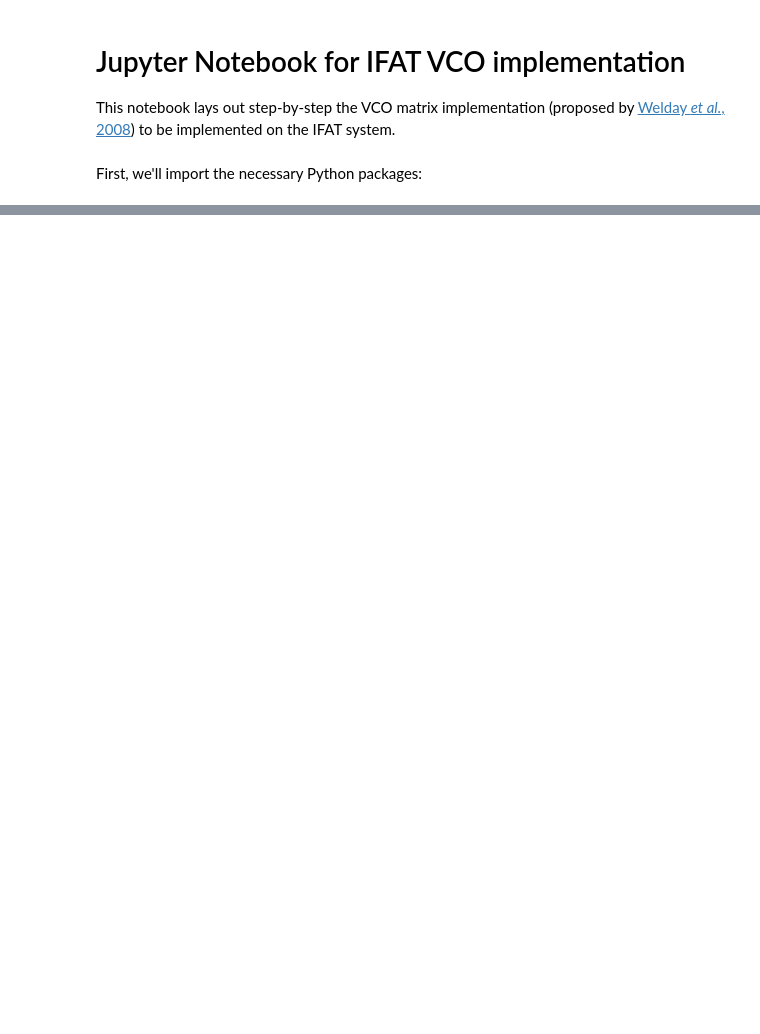
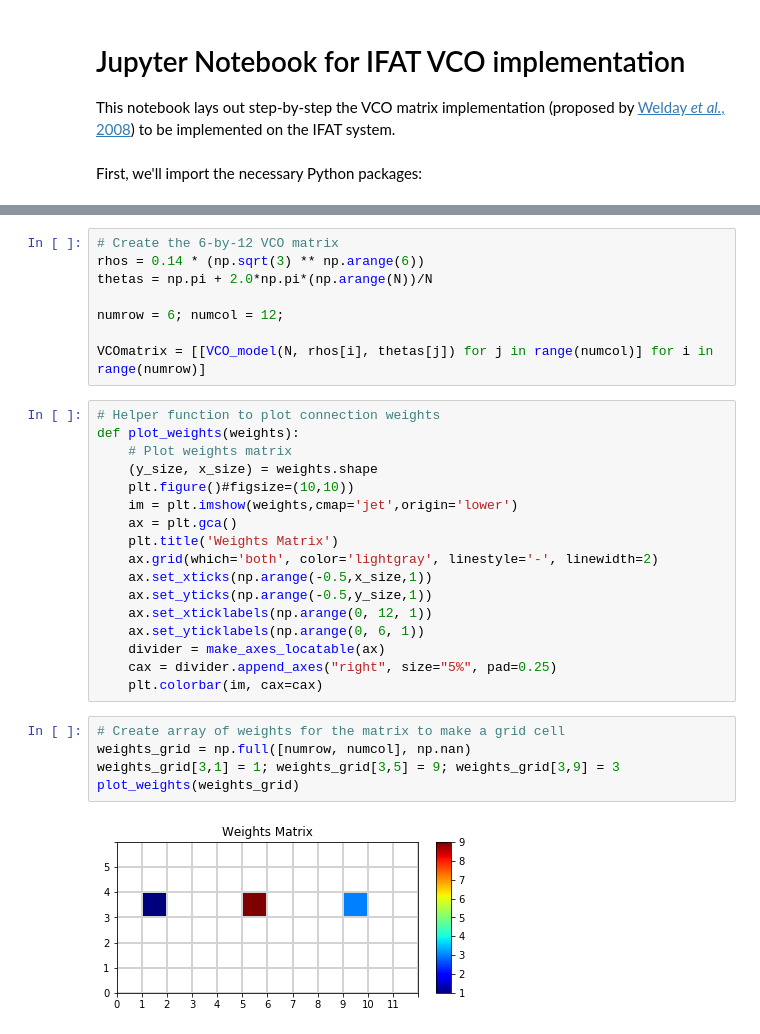
Before and after one commit to csmslab/hipposlam, a Jupyter notebook: biocas_notebook.ipynb, the cells around one changed output, grey strips where cells are left out. Drawn from its saved outputs; the diff is of its cells as text; blank space fills up the shorter version.

```diff
--- a/biocas_notebook.ipynb
+++ b/biocas_notebook.ipynb
@@ -80,0 +153,32 @@ $$ \phi_n(t) = \Phi(t) + \bigg( \big(\phi_n(0) - \Omega(0)\big) + \mathbf{d}_n \
+# %%
+# Create the 6-by-12 VCO matrix
+rhos = 0.14 * (np.sqrt(3) ** np.arange(6))
+thetas = np.pi + 2.0*np.pi*(np.arange(N))/N
+
+numrow = 6; numcol = 12;
+
+VCOmatrix = [[VCO_model(N, rhos[i], thetas[j]) for j in range(numcol)] for i in range(numrow)]
+# %%
+# Helper function to plot connection weights
+def plot_weights(weights):
+    # Plot weights matrix
+    (y_size, x_size) = weights.shape
+    plt.figure()#figsize=(10,10))
+    im = plt.imshow(weights,cmap='jet',origin='lower')
+    ax = plt.gca()
+    plt.title('Weights Matrix')
+    ax.grid(which='both', color='lightgray', linestyle='-', linewidth=2)
+    ax.set_xticks(np.arange(-0.5,x_size,1))
+    ax.set_yticks(np.arange(-0.5,y_size,1))
+    ax.set_xticklabels(np.arange(0, 12, 1))
+    ax.set_yticklabels(np.arange(0, 6, 1))
+    divider = make_axes_locatable(ax)
+    cax = divider.append_axes("right", size="5%", pad=0.25)
+    plt.colorbar(im, cax=cax)
+# %%
+# Create array of weights for the matrix to make a grid cell
+weights_grid = np.full([numrow, numcol], np.nan)
+weights_grid[3,1] = 1; weights_grid[3,5] = 9; weights_grid[3,9] = 3
+plot_weights(weights_grid)
+# %% [output]
+[figure, added]
```
Also changed, not shown: parts of 21 cells of this notebook, 2 other files.
